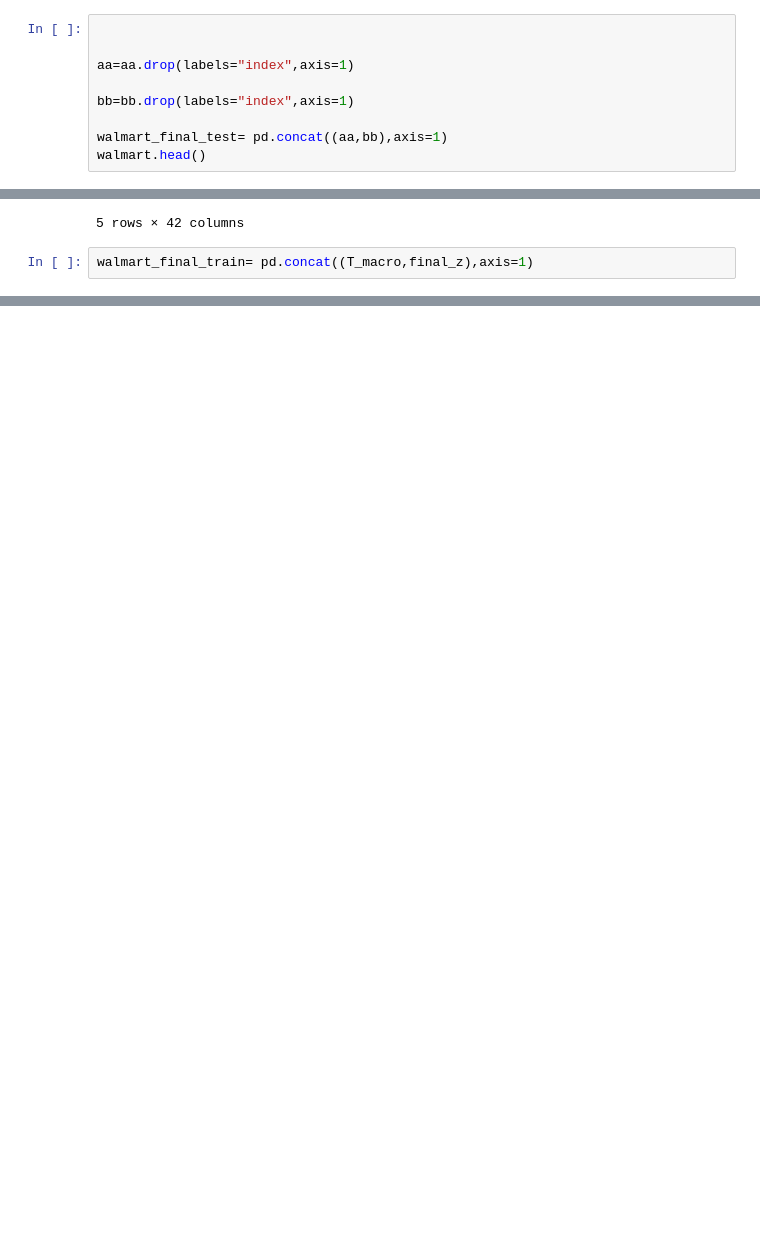
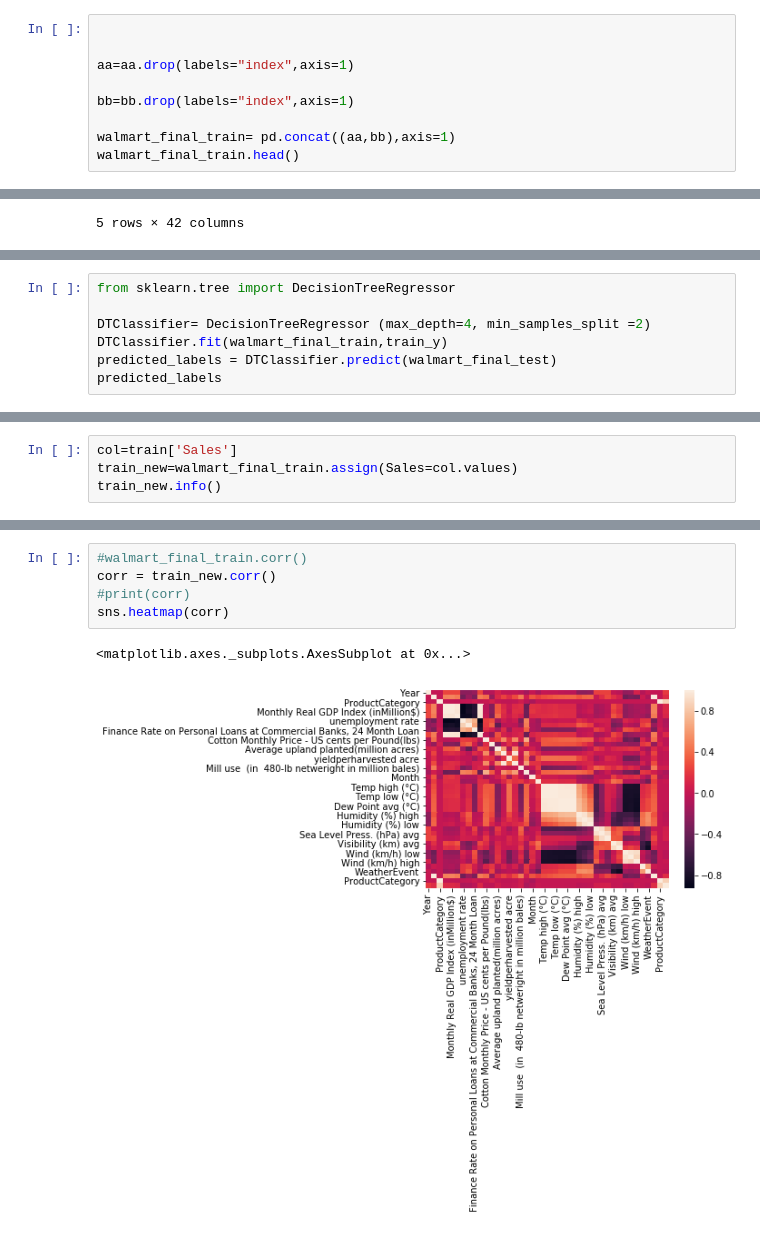
Before and after one commit to susmithareddy13/Analysis-Building-various-models-using-ML-NLP, a Jupyter notebook: walmart_code.ipynb, the cells around one changed output, grey strips where cells are left out. Drawn from its saved outputs; the diff is of its cells as text; blank space fills up the shorter version.

Commit message:
Help Walmart forecast their sales!

```diff
--- a/walmart_code.ipynb
+++ b/walmart_code.ipynb
@@ -959,8 +967,8 @@ aa=aa.drop(labels="index",axis=1)
 
 bb=bb.drop(labels="index",axis=1)
 
-walmart_final_test= pd.concat((aa,bb),axis=1)
-walmart.head()
+walmart_final_train= pd.concat((aa,bb),axis=1)
+walmart_final_train.head()
 # %% [output]
 |  | Year | Month | ProductCategory | YearNew | Monthly Nominal GDP Index (inMill... | Monthly Real GDP Index (inMillion$) | CPI | ... |
 | 0 | 2009 | 1 | 3 | 2009 | 14421.752895 | 14407.053343 | 233.402 | ... |
@@ -969,5 +977,3 @@ walmart.head()
 | 3 | 2009 | 2 | 3 | 2009 | 14326.815525 | 14351.601731 | 235.582 | ... |
 | 4 | 2009 | 2 | 1 | 2009 | 14345.904809 | 14368.123959 | 235.975 | ... |
 5 rows × 42 columns
-# %%
-walmart_final_train= pd.concat((T_macro,final_z),axis=1)
@@ -975,0 +1007,7 @@ walmart_train.shape
+# %%
+from sklearn.tree import DecisionTreeRegressor
+
+DTClassifier= DecisionTreeRegressor (max_depth=4, min_samples_split =2)
+DTClassifier.fit(walmart_final_train,train_y)
+predicted_labels = DTClassifier.predict(walmart_final_test)
+predicted_labels
@@ -977,0 +1060,4 @@ final_z.info()
+# %%
+col=train['Sales']
+train_new=walmart_final_train.assign(Sales=col.values)
+train_new.info()
@@ -977,0 +1082,8 @@ final_z.info()
+# %%
+#walmart_final_train.corr()
+corr = train_new.corr()
+#print(corr)
+sns.heatmap(corr)
+# %% [output]
+<matplotlib.axes._subplots.AxesSubplot at 0x...>
+[figure, added]
```
Also changed, not shown: parts of 18 cells of this notebook.
